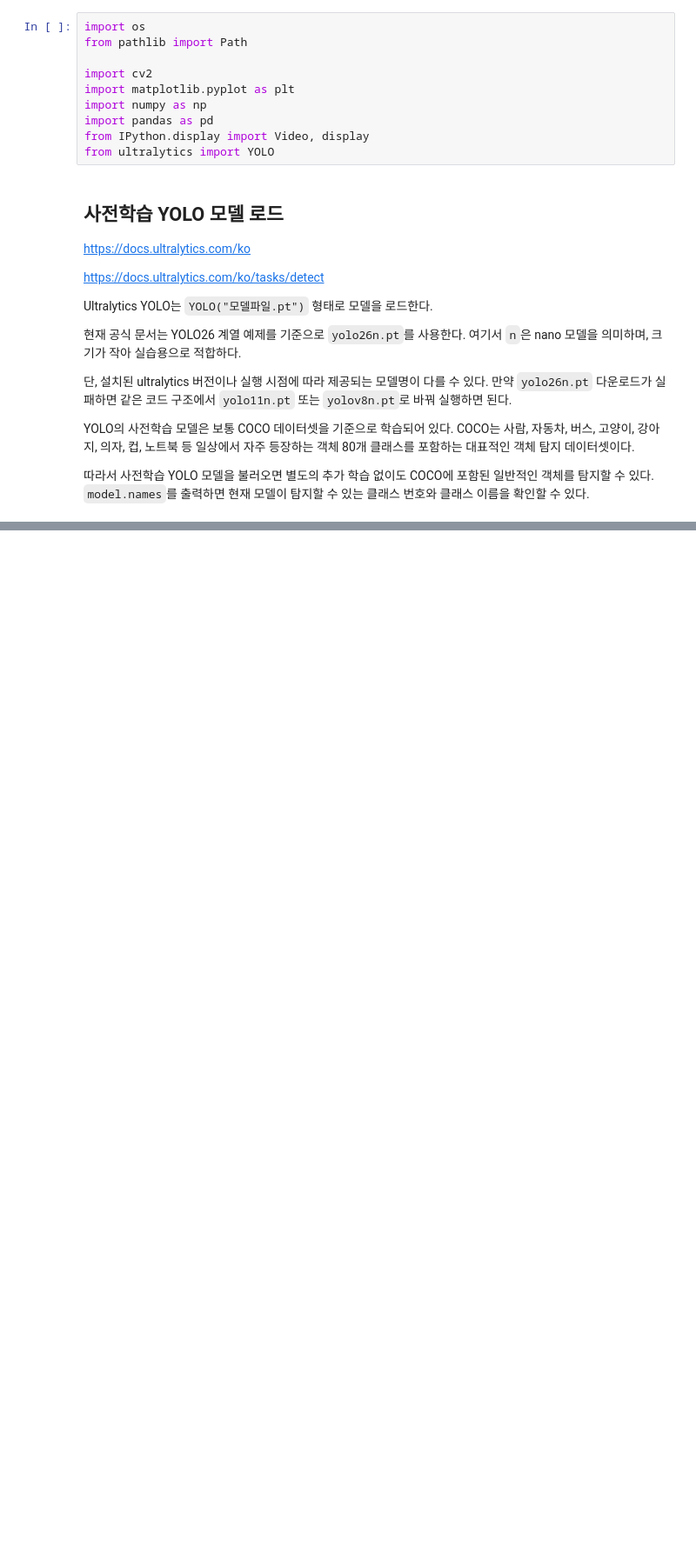
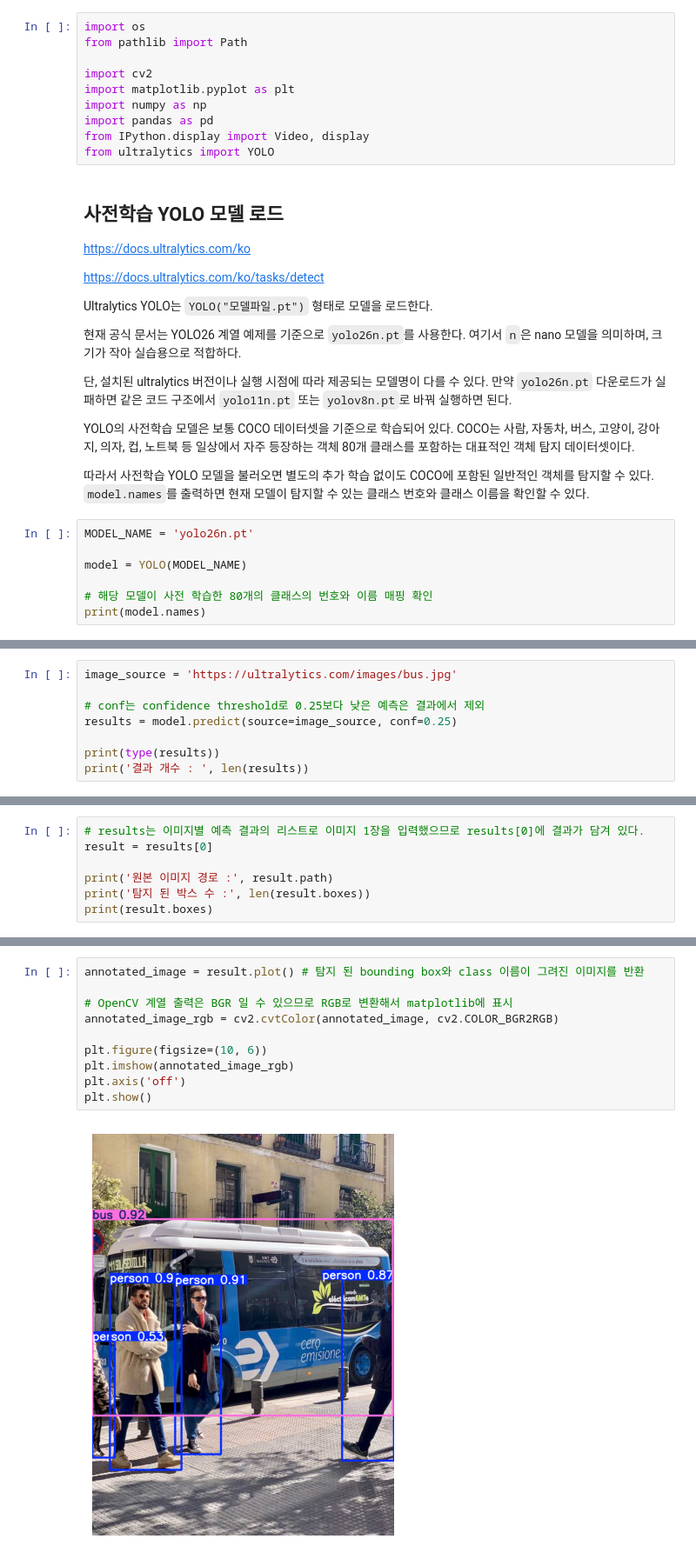
Before and after one commit to j-ai-616/09_deep_learning_multimodal, a Jupyter notebook: 01_cnn/03_yolo_object_detection.ipynb, the cells around one changed output, grey strips where cells are left out. Shown at 87% size. Cells and saved outputs as stored; diff of their text form; blank space fills up the shorter version.

```diff
--- a/01_cnn/03_yolo_object_detection.ipynb
+++ b/01_cnn/03_yolo_object_detection.ipynb
@@ -58,3 +60,10 @@ Ultralytics YOLO는 `YOLO("모델파일.pt")` 형태로 모델을 로드한다.
 YOLO의 사전학습 모델은 보통 COCO 데이터셋을 기준으로 학습되어 있다. COCO는 사람, 자동차, 버스, 고양이, 강아지, 의자, 컵, 노트북 등 일상에서 자주 등장하는 객체 80개 클래스를 포함하는 대표적인 객체 탐지 데이터셋이다.
 
 따라서 사전학습 YOLO 모델을 불러오면 별도의 추가 학습 없이도 COCO에 포함된 일반적인 객체를 탐지할 수 있다. `model.names`를 출력하면 현재 모델이 탐지할 수 있는 클래스 번호와 클래스 이름을 확인할 수 있다.
+# %%
+MODEL_NAME = 'yolo26n.pt'
+
+model = YOLO(MODEL_NAME)
+
+# 해당 모델이 사전 학습한 80개의 클래스의 번호와 이름 매핑 확인
+print(model.names)
@@ -60,0 +74,8 @@ YOLO의 사전학습 모델은 보통 COCO 데이터셋을 기준으로 학습
+# %%
+image_source = 'https://ultralytics.com/images/bus.jpg'
+
+# conf는 confidence threshold로 0.25보다 낮은 예측은 결과에서 제외
+results = model.predict(source=image_source, conf=0.25)
+
+print(type(results))
+print('결과 개수 : ', len(results))
@@ -60,0 +87,7 @@ YOLO의 사전학습 모델은 보통 COCO 데이터셋을 기준으로 학습
+# %%
+# results는 이미지별 예측 결과의 리스트로 이미지 1장을 입력했으므로 results[0]에 결과가 담겨 있다.
+result = results[0]
+
+print('원본 이미지 경로 :', result.path)
+print('탐지 된 박스 수 :', len(result.boxes))
+print(result.boxes)
@@ -60,0 +114,12 @@ YOLO의 사전학습 모델은 보통 COCO 데이터셋을 기준으로 학습
+# %%
+annotated_image = result.plot() # 탐지 된 bounding box와 class 이름이 그려진 이미지를 반환
+
+# OpenCV 계열 출력은 BGR 일 수 있으므로 RGB로 변환해서 matplotlib에 표시
+annotated_image_rgb = cv2.cvtColor(annotated_image, cv2.COLOR_BGR2RGB)
+
+plt.figure(figsize=(10, 6))
+plt.imshow(annotated_image_rgb)
+plt.axis('off')
+plt.show()
+# %% [output]
+[figure, added]
```
Also changed, not shown: parts of 12 cells of this notebook, 8 other files.
